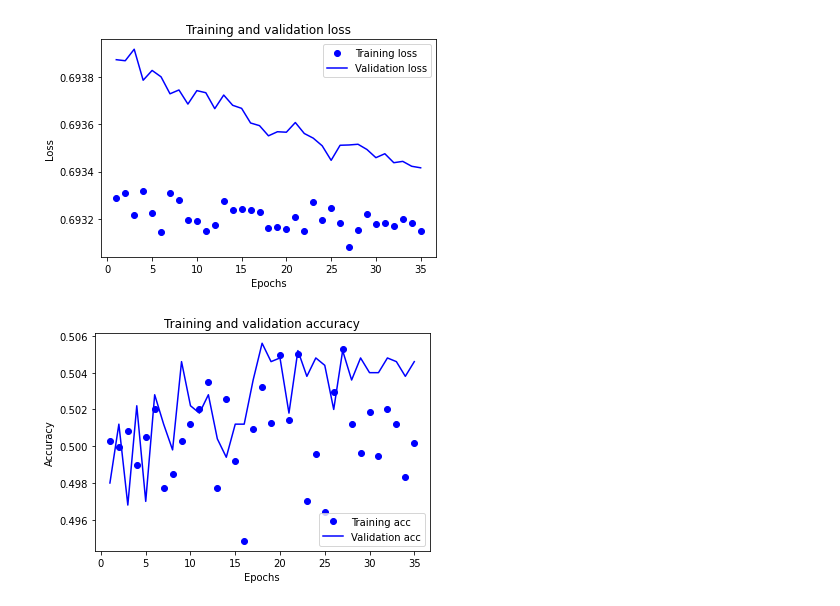
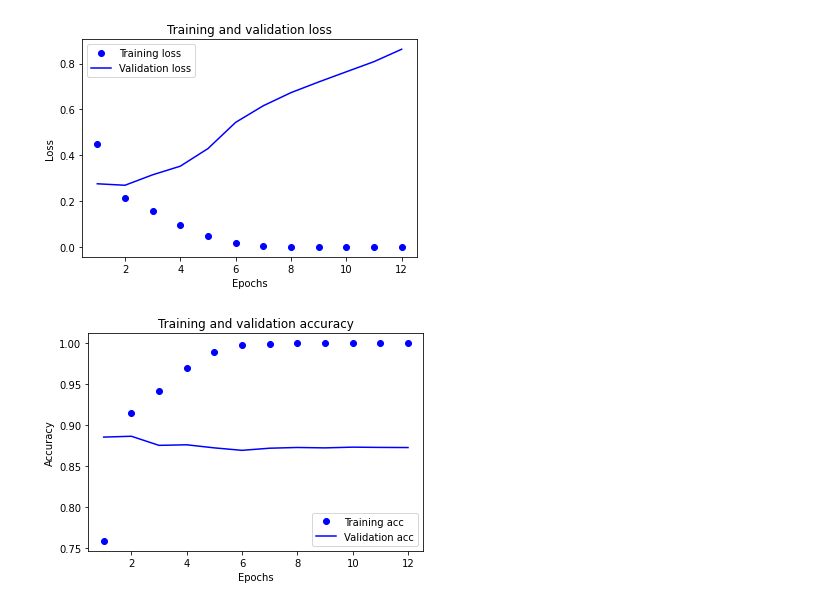
Before and after one commit to Jefffish09/MachineLearning, a Jupyter notebook: Classification/cnn/cnn_binary_tf2.ipynb, the cells around one changed output. Cells and saved outputs as stored; diff of their text form; code cells hidden in the pictures.

Commit message:
Update classification-cnn-cnn_binary_tf2.ipynb

```diff
--- a/Classification/cnn/cnn_binary_tf2.ipynb
+++ b/Classification/cnn/cnn_binary_tf2.ipynb
@@ -94,3 +36,8 @@ test_ds = test_ds.cache().prefetch(buffer_size=AUTOTUNE)
+# %%
+# Preprocess the dataset
+
+x_train = pad_sequences(x_train, maxlen=max_len)
+x_valid = pad_sequences(x_valid, maxlen=max_len)
 # %%
 # Create and train the model
 
@@ -100,22 +47,29 @@ earlystop_callback = EarlyStopping(
   patience=earlystopping_patience)
 
 model = Sequential([
-  Embedding(max_features + 1, embedding_dim),
-  Dropout(0.2),
-  GlobalAveragePooling1D(),
-  Dropout(0.2),
-  Dense(1)])
+  Embedding(input_dim=input_dim, output_dim=output_dim, input_length=max_len),
+  Conv1D(filters=32, kernel_size=3, padding="same", activation="relu"),
+  MaxPool1D(pool_size=2),
+  Flatten(),
+  Dense(units=250, activation="relu"),
+  Dense(units=1, activation="sigmoid")
+])
+
+model.compile(
+    loss="binary_crossentropy",
+    optimizer="adam",
+    metrics=["accuracy"]
+)
 
 model.summary()
 
-# Loss function and optimizer
-model.compile(loss=losses.BinaryCrossentropy(from_logits=True),
-              optimizer="adam",
-              metrics=tf.metrics.BinaryAccuracy(threshold=0.0))
-
 history = model.fit(
-    train_ds,
-    validation_data=val_ds,
+    x=x_train,
+    y=y_train,
+    validation_data=(x_valid, y_valid),
+    batch_size=batch_size,
     epochs=epochs,
-    callbacks=[earlystop_callback])
+    verbose=1,
+    callbacks=[earlystop_callback]
+)
 # %% [output]
@@ -151,34 +108,34 @@ Accuracy:  0.5090799927711487
 # Create a plot of accuracy and loss over time
 
 history_dict = history.history
 history_dict.keys()
 
-acc = history_dict['binary_accuracy']
-val_acc = history_dict['val_binary_accuracy']
+acc = history_dict['accuracy']
+val_acc = history_dict['val_accuracy']
 loss = history_dict['loss']
 val_loss = history_dict['val_loss']
 
 epochs = range(1, len(acc) + 1)
 
 # Training and validation loss
 # "bo" is for "blue dot"
 plt.plot(epochs, loss, 'bo', label='Training loss')
 # b is for "solid blue line"
 plt.plot(epochs, val_loss, 'b', label='Validation loss')
 plt.title('Training and validation loss')
 plt.xlabel('Epochs')
 plt.ylabel('Loss')
 plt.legend()
 plt.show()
 
 # Training and validation accuracy
 plt.plot(epochs, acc, 'bo', label='Training acc')
 plt.plot(epochs, val_acc, 'b', label='Validation acc')
 plt.title('Training and validation accuracy')
 plt.xlabel('Epochs')
 plt.ylabel('Accuracy')
 plt.legend(loc='lower right')
 plt.show()
 # %% [output]
-[figure, old version]
+[figure, new version]
-[figure, old version]
+[figure, new version]
```
Also changed, not shown: parts of 10 cells of this notebook.
